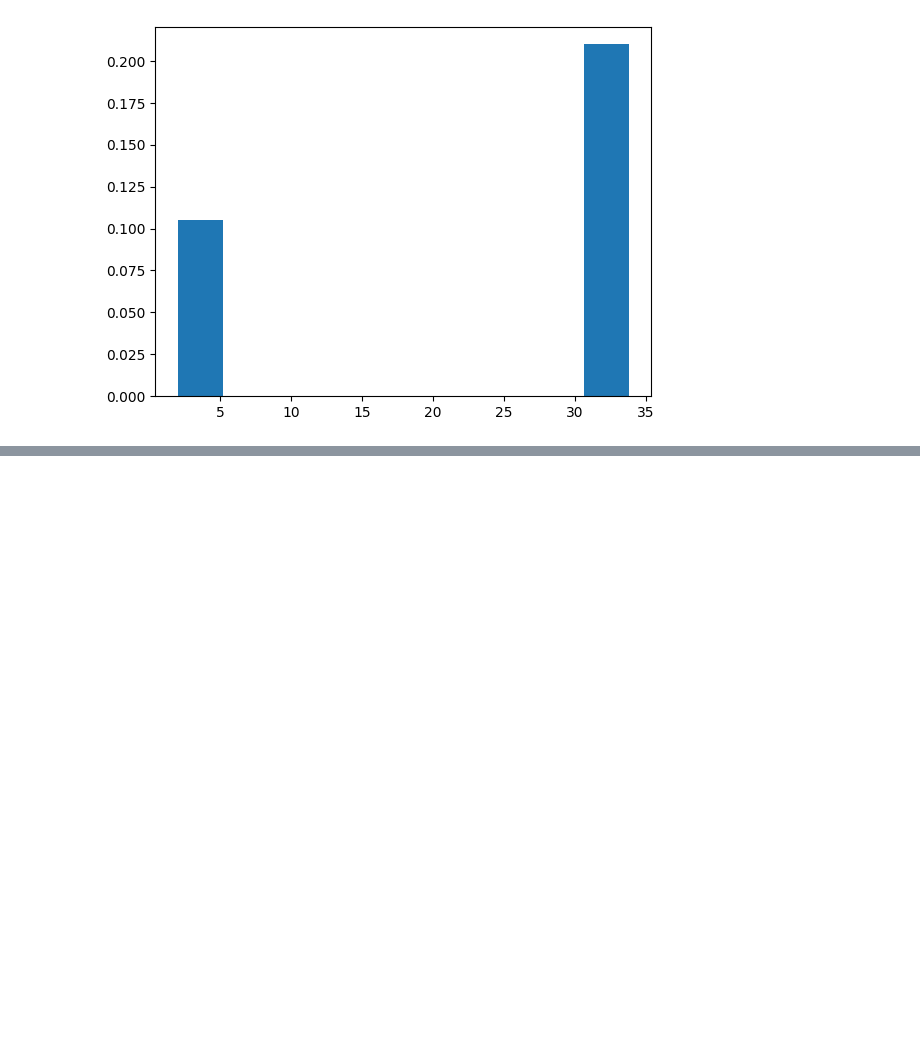
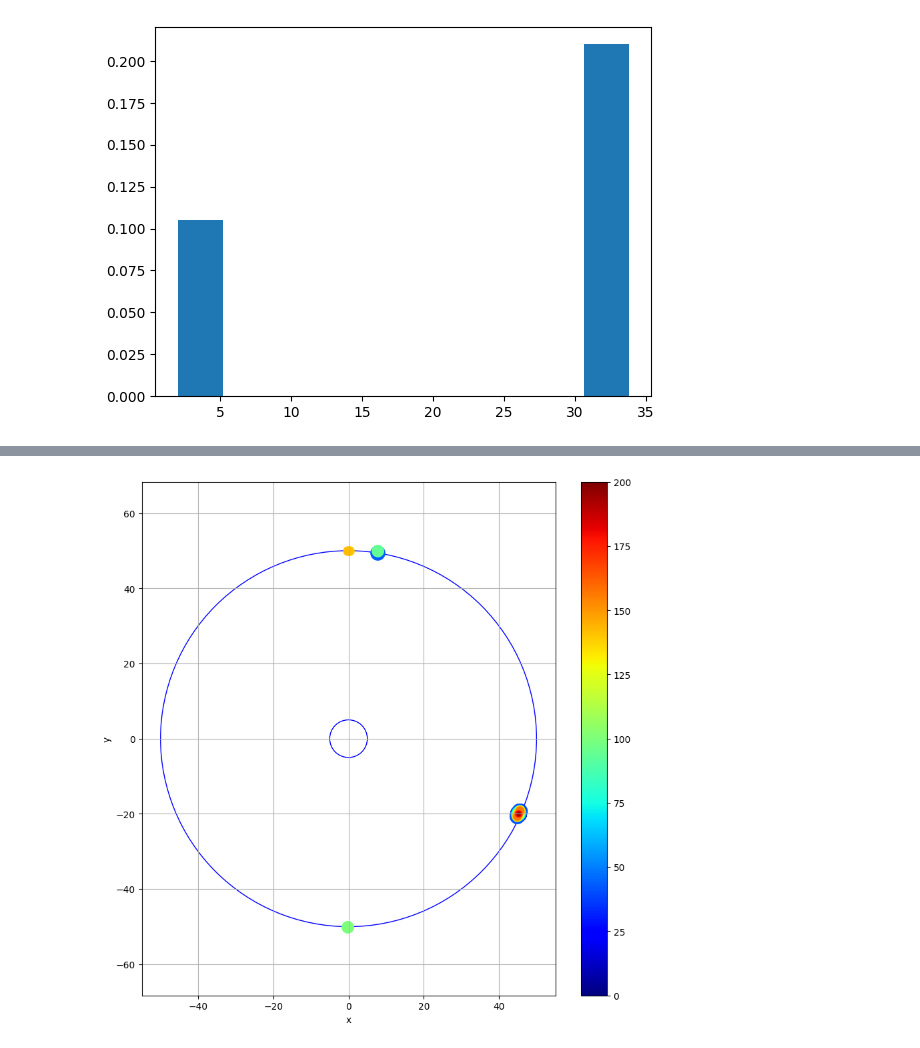
Before and after one commit to dzinty/microswimmers, a Jupyter notebook: many_swimmers_euler.ipynb, the cells around one changed output, grey strips where cells are left out. Drawn from its saved outputs; the diff is of its cells as text; code cells hidden in the pictures; blank space fills up the shorter version.

```diff
--- a/many_swimmers_euler.ipynb
+++ b/many_swimmers_euler.ipynb
@@ -97,6 +97,25 @@ def plot_angle(sol, bins):
     plt.xlabel(f'psi')
     plt.ylabel(f'# particles')
     plt.show()
+# %%
+def plot_2d(coords):
+    fig, axs = plt.subplots(figsize = (10,10))
+    inner = plt.Circle((0, 0), R1, color='b', fill=False)
+    outer = plt.Circle((0, 0), R2, color='b', fill=False)
+    axs.add_patch(inner)
+    axs.add_patch(outer)
+
+    ind=np.argsort(coords[:,-1])
+    b=coords[ind]
+
+    for i in range(N):
+        plt.scatter(b[i][0], b[i][1], s = 300 * (1 - b[i][2]/L), c = b[i][2], cmap = 'jet', vmin = 0, vmax = L)
+        axs.set_xlabel('x')
+        axs.set_ylabel('y')
+        axs.grid(True)
+    axs.axis('equal')
+    plt.colorbar()
+    plt.show()
 # %%
 def plot_R_mean(sol):
     Rads = np.mean(np.linalg.norm(sol[:, :, :2], axis = 2), axis = 0)
@@ -471,3 +490,7 @@ plot_state(Rs_sol[:][:,-1])
+# %%
+plot_2d(Rs_sol[:,-1,:])
+# %% [output]
+[figure, added]
 # %%
 plot_dist(Rs_sol, 20 * R, 50)
 # %% [output]
```
Also changed, not shown: parts of 14 cells of this notebook.
